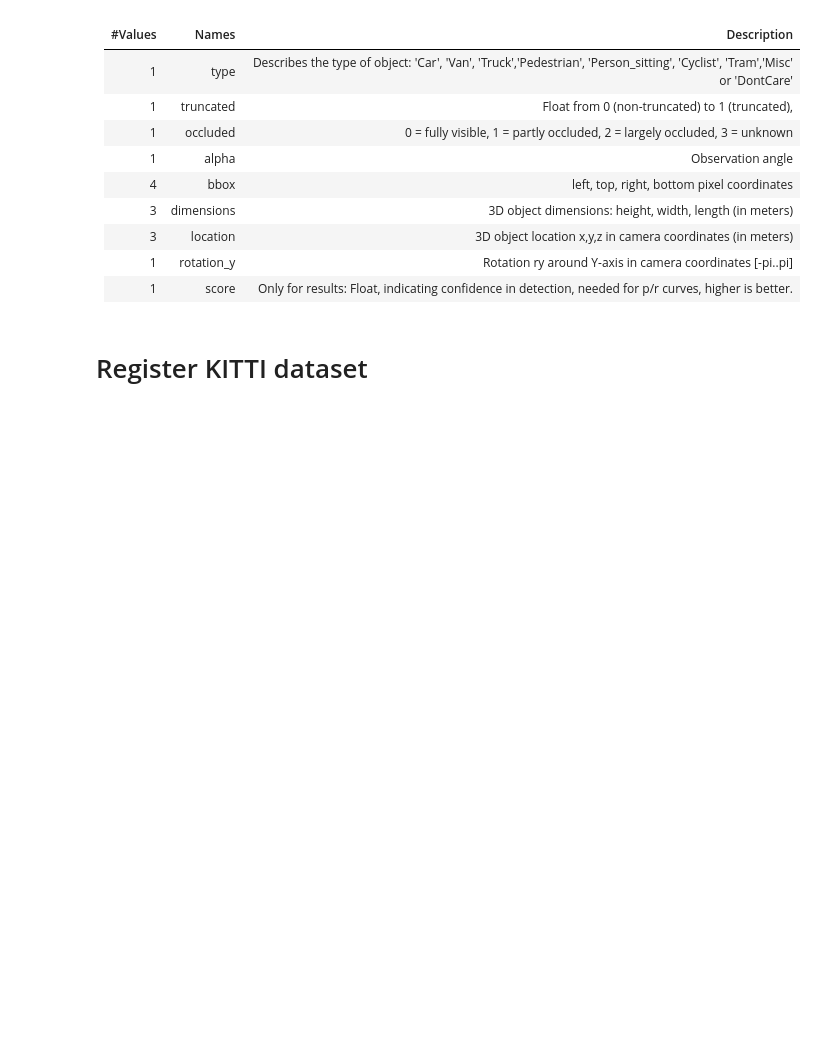
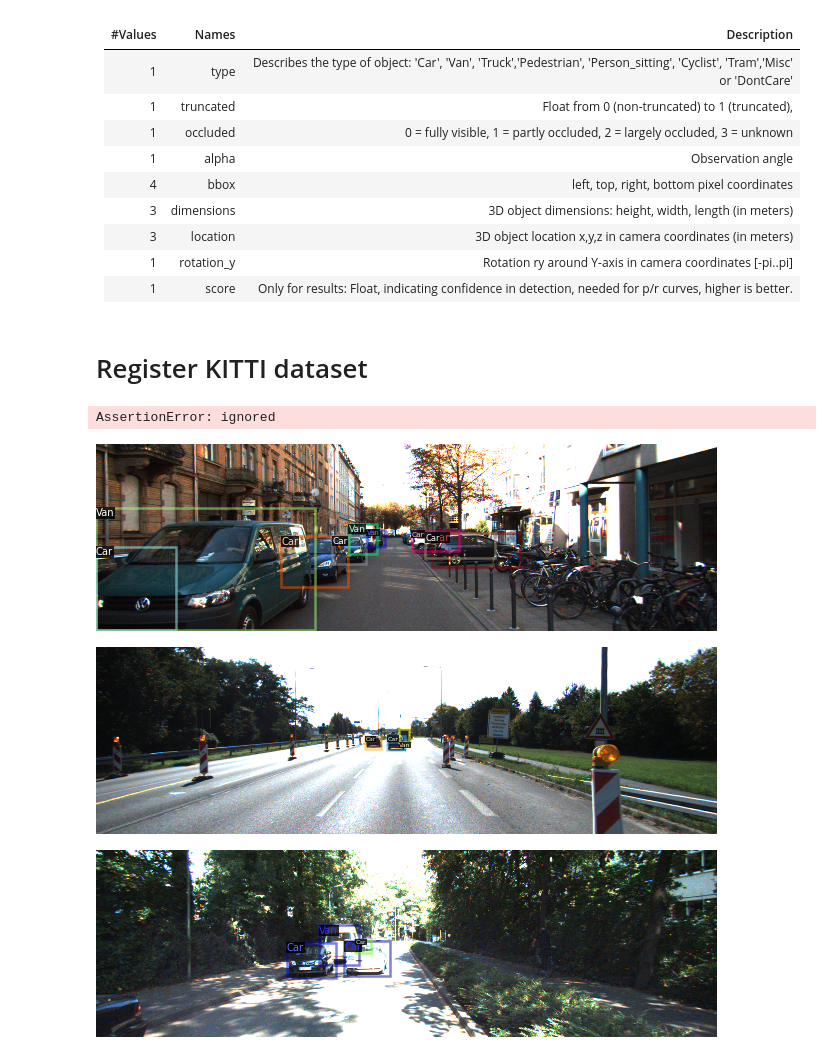
Before and after one commit to jchavescoelho/MCV-M5-Team7, a Jupyter notebook: week2/M5_W2_Task_d_FineTune_FasterRCNN.ipynb, the cells around one changed output. Cells and saved outputs as stored; diff of their text form; code cells hidden in the pictures; blank space fills up the shorter version.

```diff
--- a/week2/M5_W2_Task_d_FineTune_FasterRCNN.ipynb
+++ b/week2/M5_W2_Task_d_FineTune_FasterRCNN.ipynb
@@ -101,6 +126,8 @@ def get_kitti_dicts(kitti_dir, indices=range(500)):
           # 'score': row.score
           # }
           # objs.append(obj)
+          if row.type not in ['Car', 'Van', 'Truck']:
+            continue
 
           # Add filters on truncated, occluded and maybe size?
           obj = {
@@ -133,7 +160,7 @@ def get_kitti_dicts(kitti_dir, indices=range(500)):
             anno = anno["shape_attributes"]
             px = anno["all_points_x"]
             py = anno["all_points_y"]
-            poly = [(x + 0.5, y + 0.5) for x, y in zip(px, py)]
+            poly = [(x + 0.5, y + 0.5) for x, y -lesscin zip(px, py)]
             poly = [p for x in poly for p in x]
 
             obj = {
@@ -154,23 +181,29 @@ def get_kitti_dicts(kitti_dir, indices=range(500)):
 #     DatasetCatalog.register("balloon_" + d, lambda d=d: get_balloon_dicts("balloon/" + d))
 #     MetadataCatalog.get("balloon_" + d).set(thing_classes=["balloon"])
 # balloon_metadata = MetadataCatalog.get("balloon_train")
-ds_name = 'big-kitti'
-DatasetCatalog.register("small-kitti-train-big", lambda : get_kitti_dicts('/content/drive/MyDrive/Datasets/KITTI', range(3500)))
-MetadataCatalog.get("small-kitti-train").set(thing_classes=('Car', 'Van', 'Truck','Pedestrian', 'Person_sitting', 'Cyclist', 'Tram','Misc', 'DontCare') )
+ds_name = 'kitti-5k-vehicles'
+classes = ('Car', 'Van', 'Truck')#,'Pedestrian', 'Person_sitting', 'Cyclist', 'Tram','Misc', 'DontCare')
+DatasetCatalog.register(ds_name + "-train", lambda : get_kitti_dicts('/content/drive/MyDrive/Datasets/KITTI', range(4000)))
+MetadataCatalog.get(ds_name + "-train").set(thing_classes=classes )
 
-DatasetCatalog.register("small-kitti-test-big", lambda : get_kitti_dicts('/content/drive/MyDrive/Datasets/KITTI', range(3500, 4000)))
-MetadataCatalog.get("small-kitti-test-big").set(thing_classes=('Car', 'Van', 'Truck','Pedestrian', 'Person_sitting', 'Cyclist', 'Tram','Misc', 'DontCare') )
+DatasetCatalog.register(ds_name + "-test", lambda : get_kitti_dicts('/content/drive/MyDrive/Datasets/KITTI', range(4000, 5000)))
+MetadataCatalog.get(ds_name + "-test").set(thing_classes=classes )
 
-kitti_metadata = MetadataCatalog.get("small-kitti-train-big")
+kitti_metadata = MetadataCatalog.get(ds_name + "-train")
+# %% [output]
+AssertionError: ignored
 # %%
-kitti_metadata = MetadataCatalog.get("small-kitti-train-big")
 # Randomly visualize ds
-dataset_dicts = get_kitti_dicts('/content/drive/MyDrive/Datasets/KITTI')
+# dataset_dicts = get_kitti_dicts('/content/drive/MyDrive/Datasets/KITTI')
 for d in random.sample(dataset_dicts, 3):
     img = cv2.imread(d["file_name"])
     visualizer = Visualizer(img[:, :, ::-1], metadata=kitti_metadata, scale=0.5)
     out = visualizer.draw_dataset_dict(d)
     cv2_imshow(out.get_image()[:, :, ::-1])
+# %% [output]
+[figure, added]
+[figure, added]
+[figure, added]
 # %%
 # Train
 from detectron2.engine import DefaultTrainer
```
Also changed, not shown: parts of 9 cells of this notebook.
